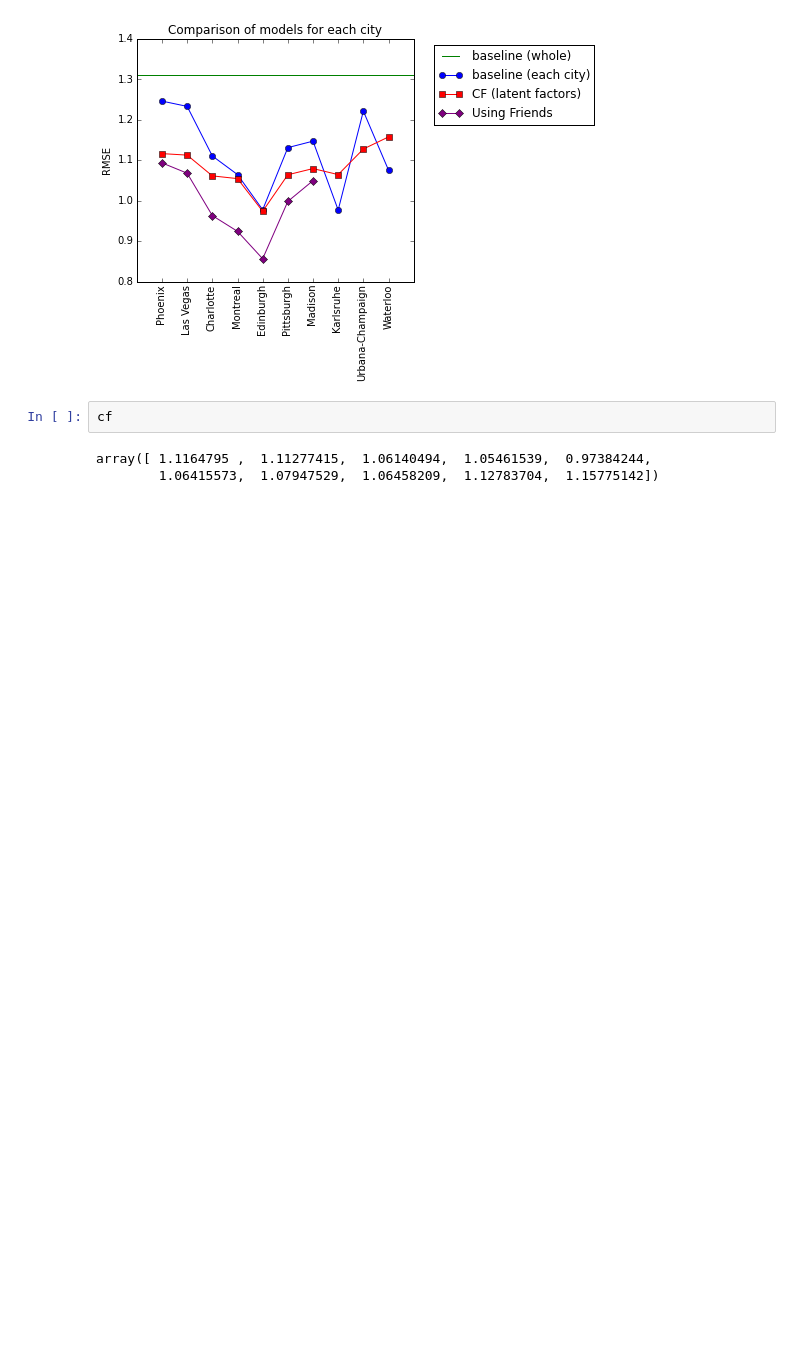
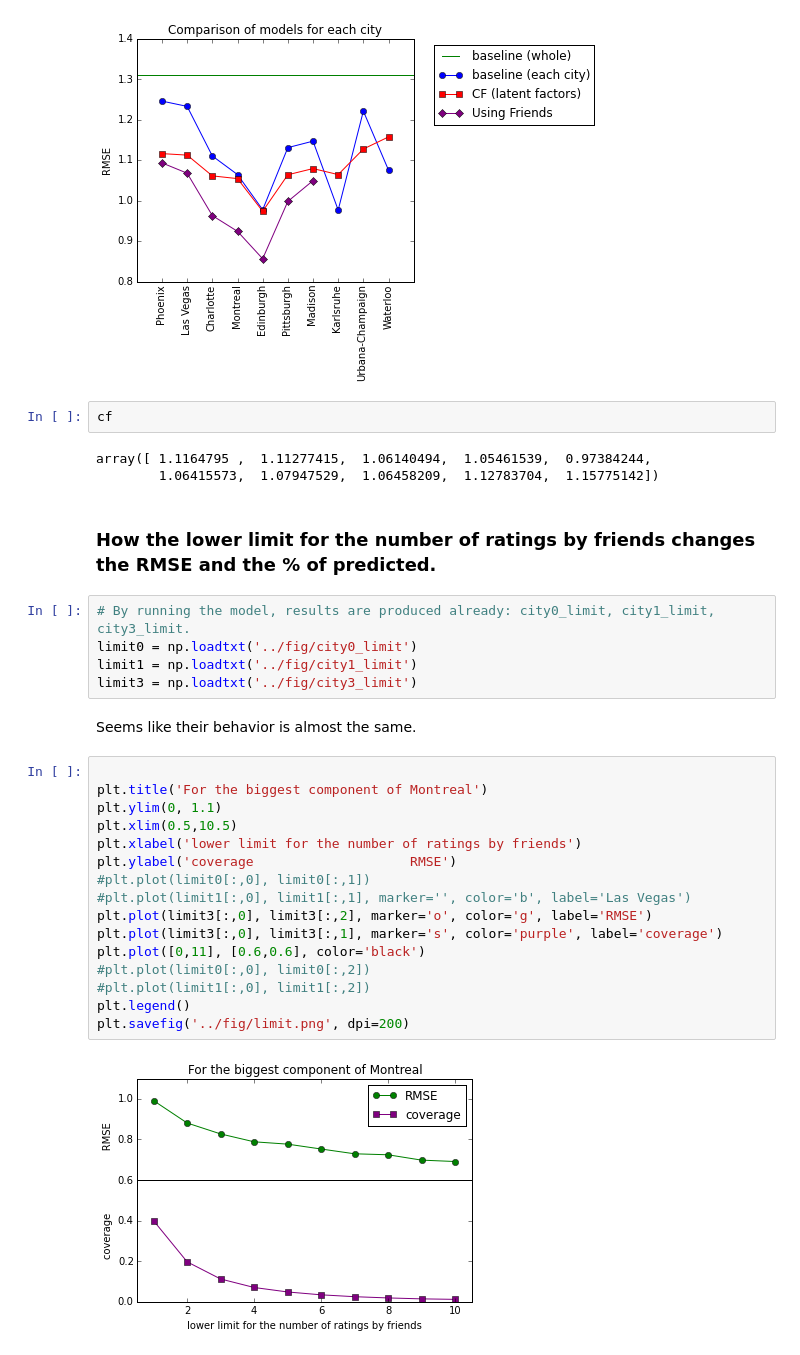
Before and after one commit to suhanree/network-recommender, a Jupyter notebook: code/EDA.ipynb, the cells around one changed output. Drawn from its saved outputs; the diff is of its cells as text; blank space fills up the shorter version.

Commit message:
added more figures, modified README

```diff
--- a/code/EDA.ipynb
+++ b/code/EDA.ipynb
@@ -677,3 +676,30 @@ cf
 # %% [output]
 array([ 1.1164795 ,  1.11277415,  1.06140494,  1.05461539,  0.97384244,
         1.06415573,  1.07947529,  1.06458209,  1.12783704,  1.15775142])
+# %% [markdown]
+### How the lower limit for the number of ratings by friends changes the RMSE and the % of predicted.
+# %%
+# By running the model, results are produced already: city0_limit, city1_limit, city3_limit.
+limit0 = np.loadtxt('../fig/city0_limit')
+limit1 = np.loadtxt('../fig/city1_limit')
+limit3 = np.loadtxt('../fig/city3_limit')
+# %% [markdown]
+Seems like their behavior is almost the same.
+# %%
+
+plt.title('For the biggest component of Montreal')
+plt.ylim(0, 1.1)
+plt.xlim(0.5,10.5)
+plt.xlabel('lower limit for the number of ratings by friends')
+plt.ylabel('coverage                    RMSE')
+#plt.plot(limit0[:,0], limit0[:,1])
+#plt.plot(limit1[:,0], limit1[:,1], marker='', color='b', label='Las Vegas')
+plt.plot(limit3[:,0], limit3[:,2], marker='o', color='g', label='RMSE')
+plt.plot(limit3[:,0], limit3[:,1], marker='s', color='purple', label='coverage')
+plt.plot([0,11], [0.6,0.6], color='black')
+#plt.plot(limit0[:,0], limit0[:,2])
+#plt.plot(limit1[:,0], limit1[:,2])
+plt.legend()
+plt.savefig('../fig/limit.png', dpi=200)
+# %% [output]
+[figure, added]
```
Also changed, not shown: parts of 18 cells of this notebook, 7 other files.
